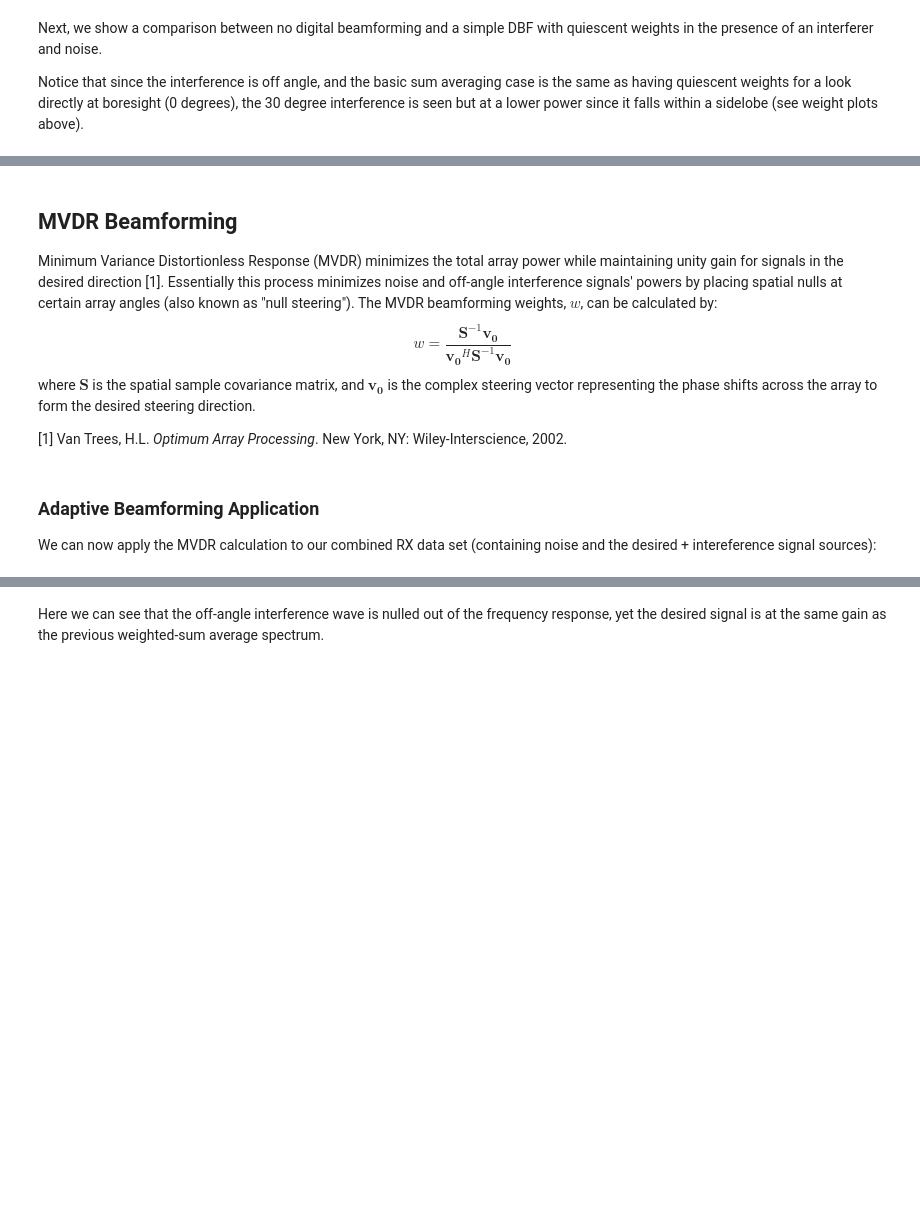
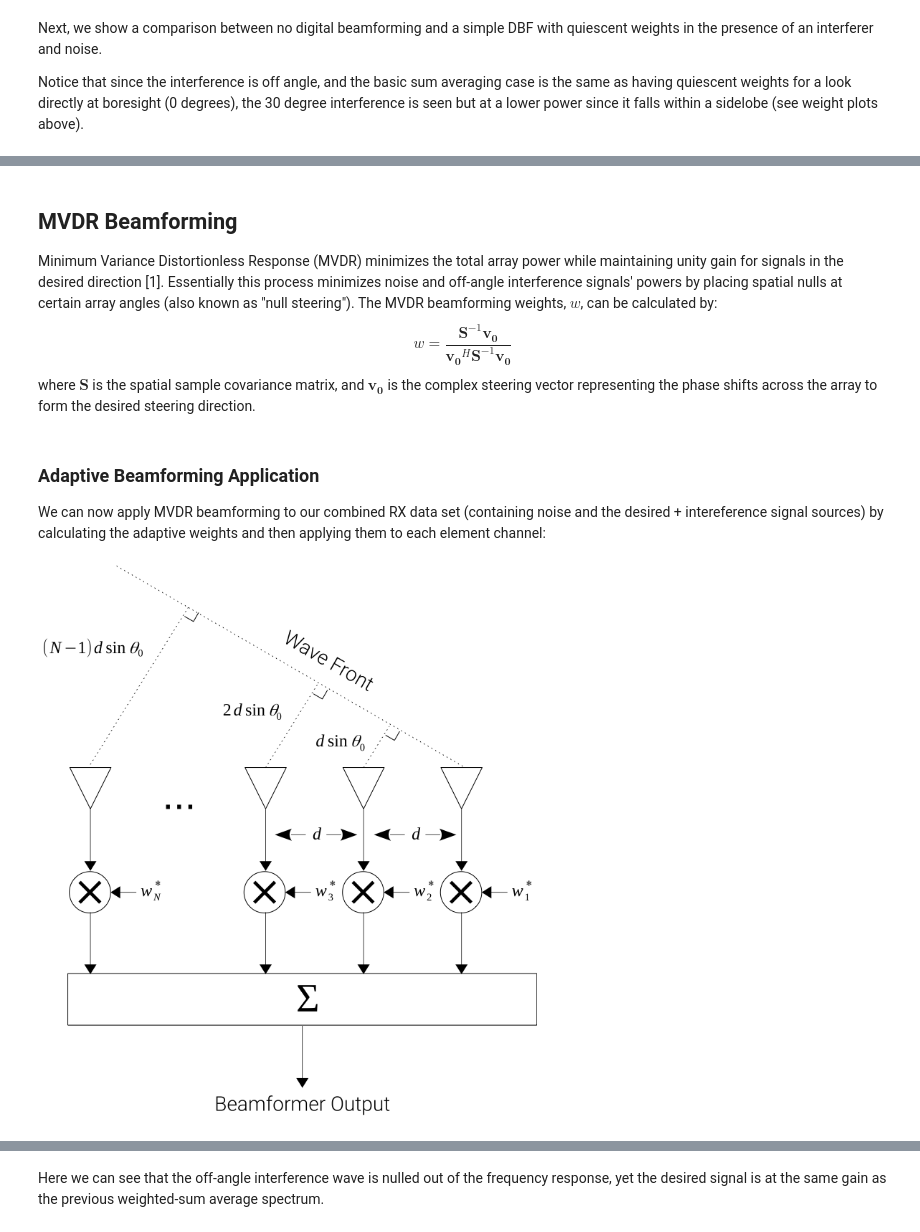
Before and after one commit to JohnnyGOX17/jhu-masters-thesis, a Jupyter notebook: src/notebooks/ML_ABF_beamformer_ULA.ipynb, the cells around one changed output, grey strips where cells are left out. Saved outputs shown, nothing was run; the diff lists cells and outputs as text; code cells hidden in the pictures; blank space fills up the shorter version.

```diff
--- a/src/notebooks/ML_ABF_beamformer_ULA.ipynb
+++ b/src/notebooks/ML_ABF_beamformer_ULA.ipynb
@@ -164,8 +179,6 @@ plt.show()
 Minimum Variance Distortionless Response (MVDR) minimizes the total array power while maintaining unity gain for signals in the desired direction [1]. Essentially this process minimizes noise and off-angle interference signals' powers by placing spatial nulls at certain array angles (also known as "null steering"). The MVDR beamforming weights, $w$, can be calculated by:
 $$ w = \frac{ \boldsymbol{S}^{-1} \boldsymbol{v_{0}} } { \boldsymbol{v_{0}}^{H} \boldsymbol{S}^{-1} \boldsymbol{v_{0}} } $$
 where $\boldsymbol{S}$ is the spatial sample covariance matrix, and $\boldsymbol{v_{0}}$ is the complex steering vector representing the phase shifts across the array to form the desired steering direction.
-
-[1] Van Trees, H.L. _Optimum Array Processing_. New York, NY: Wiley-Interscience, 2002.
 # %%
 # Given N channels, with M samples per channel & M ≥ N
 #   input args: X = 2D input sample array(M samples x N elements), sv = steering vector(N x 1)
@@ -188,5 +201,9 @@ def MVDR_beamform(X, sv):
 # %% [markdown]
 ### Adaptive Beamforming Application
 
-We can now apply the MVDR calculation to our combined RX data set (containing noise and the desired + intereference signal sources):
+We can now apply MVDR beamforming to our combined RX data set (containing noise and the desired + intereference signal sources) by calculating the adaptive weights and then applying them to each element channel:
+# %%
+display(Image(filename='../../02_abf_background/ula_beamformer.png'))
+# %% [output]
+[figure, added]
 # %%
```
Also changed, not shown: parts of 16 cells of this notebook, 3 other files.
